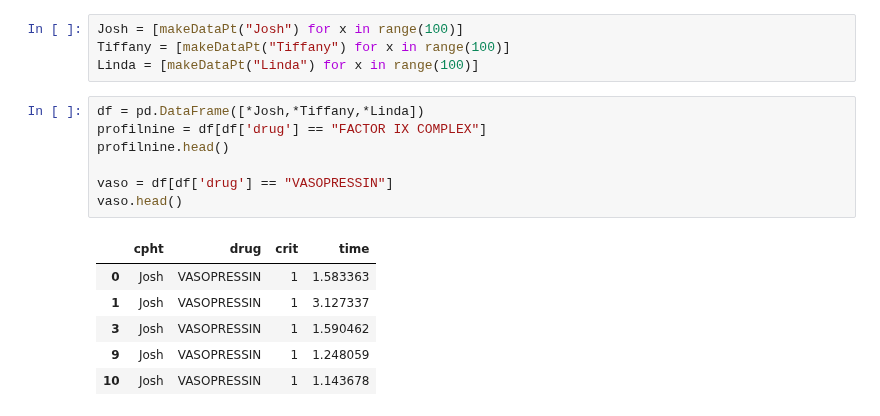
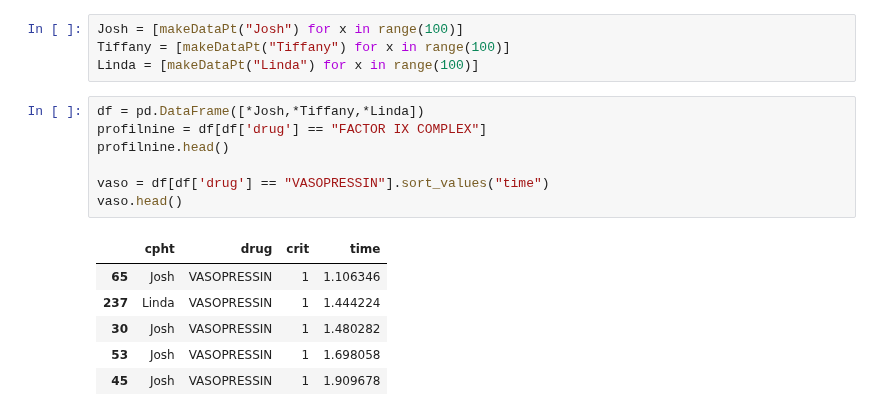
Before and after one commit to jsteinbecker/sars-cov-2, a Jupyter notebook: Projects/RandData/compoundPerform.ipynb, the cells around one changed output. Saved outputs shown, nothing was run; the diff lists cells and outputs as text.

```diff
--- a/Projects/RandData/compoundPerform.ipynb
+++ b/Projects/RandData/compoundPerform.ipynb
@@ -36,14 +36,14 @@ Linda = [makeDataPt("Linda") for x in range(100)]
 # %%
 df = pd.DataFrame([*Josh,*Tiffany,*Linda])
 profilnine = df[df['drug'] == "FACTOR IX COMPLEX"]
 profilnine.head()
 
-vaso = df[df['drug'] == "VASOPRESSIN"]
+vaso = df[df['drug'] == "VASOPRESSIN"].sort_values("time")
 vaso.head()
 # %% [output]
 |  | cpht | drug | crit | time |
-| 0 | Josh | VASOPRESSIN | 1 | 1.583363 |
-| 1 | Josh | VASOPRESSIN | 1 | 3.127337 |
-| 3 | Josh | VASOPRESSIN | 1 | 1.590462 |
-| 9 | Josh | VASOPRESSIN | 1 | 1.248059 |
-| 10 | Josh | VASOPRESSIN | 1 | 1.143678 |
+| 65 | Josh | VASOPRESSIN | 1 | 1.106346 |
+| 237 | Linda | VASOPRESSIN | 1 | 1.444224 |
+| 30 | Josh | VASOPRESSIN | 1 | 1.480282 |
+| 53 | Josh | VASOPRESSIN | 1 | 1.698058 |
+| 45 | Josh | VASOPRESSIN | 1 | 1.909678 |
```
Also changed, not shown: parts of 14 cells of this notebook, 13 other files.
